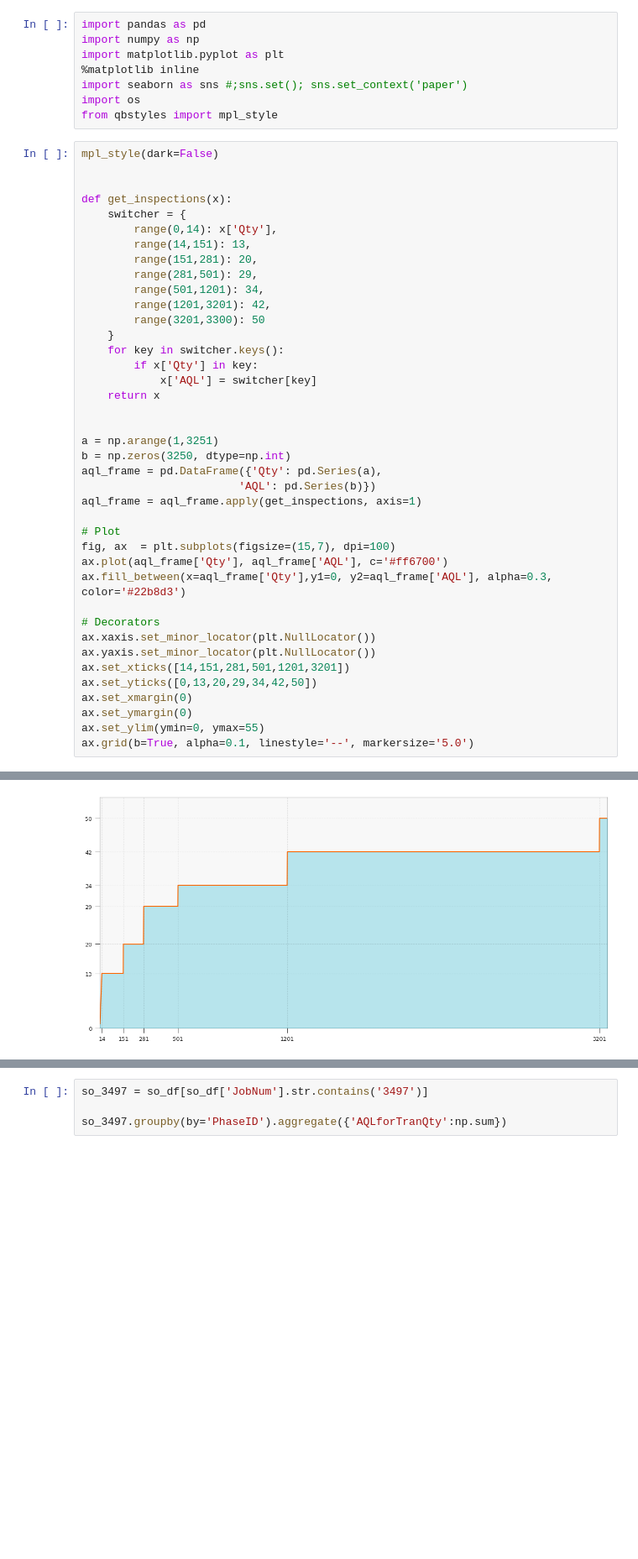
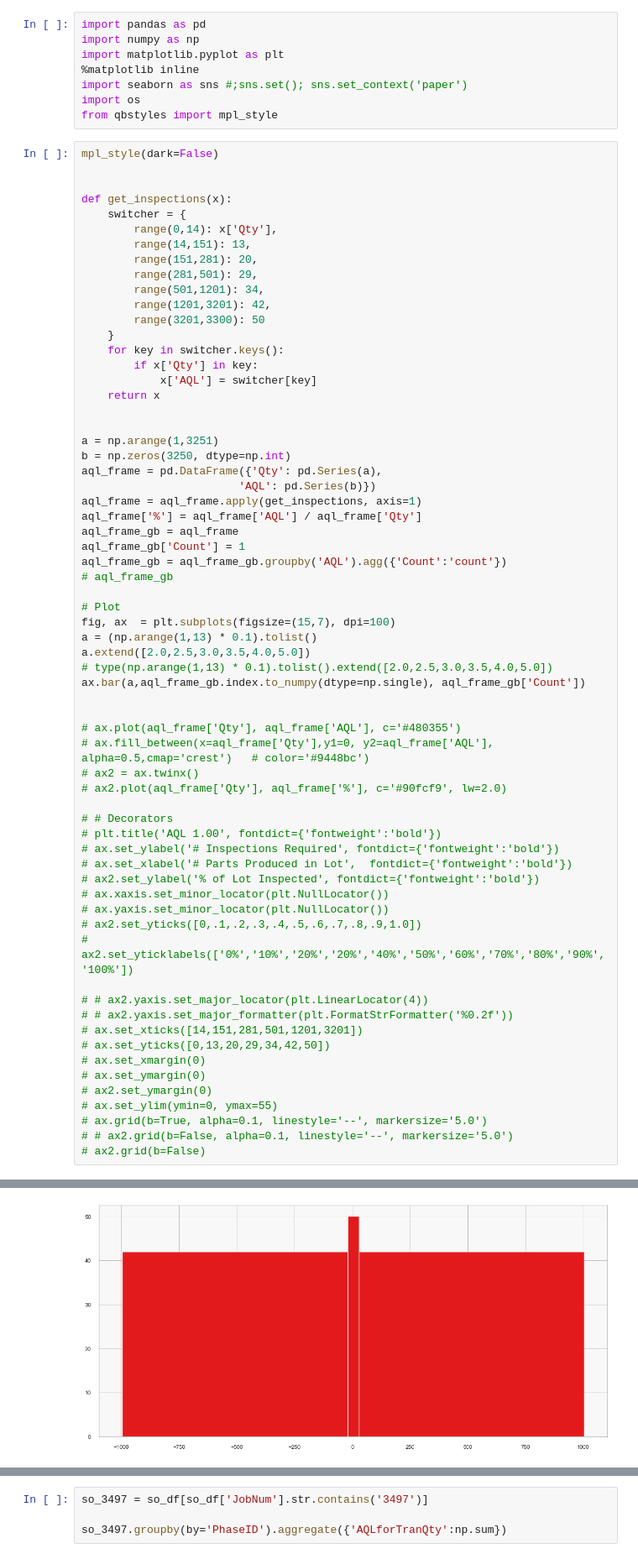
Before and after one commit to tall-geese/AQL-order-breakdown, a Jupyter notebook: notebooks/Analysis of Modular Components Impact on AQL.ipynb, the cells around one changed output, grey strips where cells are left out. Shown: that part at 84% size. Saved outputs shown, nothing was run; the diff lists cells and outputs as text; blank space fills up the shorter version.

Commit message:
attempting to repurpose the aql graph as a twinx bar graph

```diff
--- a/notebooks/Analysis of Modular Components Impact on AQL.ipynb
+++ b/notebooks/Analysis of Modular Components Impact on AQL.ipynb
@@ -31,19 +31,44 @@ b = np.zeros(3250, dtype=np.int)
 aql_frame = pd.DataFrame({'Qty': pd.Series(a),
                         'AQL': pd.Series(b)})
 aql_frame = aql_frame.apply(get_inspections, axis=1)
+aql_frame['%'] = aql_frame['AQL'] / aql_frame['Qty']
+aql_frame_gb = aql_frame
+aql_frame_gb['Count'] = 1
+aql_frame_gb = aql_frame_gb.groupby('AQL').agg({'Count':'count'})
+# aql_frame_gb
 
 # Plot
 fig, ax  = plt.subplots(figsize=(15,7), dpi=100)
-ax.plot(aql_frame['Qty'], aql_frame['AQL'], c='#ff6700')
-ax.fill_between(x=aql_frame['Qty'],y1=0, y2=aql_frame['AQL'], alpha=0.3, color='#22b8d3')
+a = (np.arange(1,13) * 0.1).tolist()
+a.extend([2.0,2.5,3.0,3.5,4.0,5.0])
+# type(np.arange(1,13) * 0.1).tolist().extend([2.0,2.5,3.0,3.5,4.0,5.0])
+ax.bar(a,aql_frame_gb.index.to_numpy(dtype=np.single), aql_frame_gb['Count'])
 
-# Decorators
-ax.xaxis.set_minor_locator(plt.NullLocator())
-ax.yaxis.set_minor_locator(plt.NullLocator())
-ax.set_xticks([14,151,281,501,1201,3201])
-ax.set_yticks([0,13,20,29,34,42,50])
-ax.set_xmargin(0)
-ax.set_ymargin(0)
-ax.set_ylim(ymin=0, ymax=55)
-ax.grid(b=True, alpha=0.1, linestyle='--', markersize='5.0')
+
+# ax.plot(aql_frame['Qty'], aql_frame['AQL'], c='#480355')
+# ax.fill_between(x=aql_frame['Qty'],y1=0, y2=aql_frame['AQL'], alpha=0.5,cmap='crest')   # color='#9448bc')
+# ax2 = ax.twinx()
+# ax2.plot(aql_frame['Qty'], aql_frame['%'], c='#90fcf9', lw=2.0)
+
+# # Decorators
+# plt.title('AQL 1.00', fontdict={'fontweight':'bold'})
+# ax.set_ylabel('# Inspections Required', fontdict={'fontweight':'bold'})
+# ax.set_xlabel('# Parts Produced in Lot',  fontdict={'fontweight':'bold'})
+# ax2.set_ylabel('% of Lot Inspected', fontdict={'fontweight':'bold'})
+# ax.xaxis.set_minor_locator(plt.NullLocator())
+# ax.yaxis.set_minor_locator(plt.NullLocator())
+# ax2.set_yticks([0,.1,.2,.3,.4,.5,.6,.7,.8,.9,1.0])
+# ax2.set_yticklabels(['0%','10%','20%','20%','40%','50%','60%','70%','80%','90%','100%'])
+
+# # ax2.yaxis.set_major_locator(plt.LinearLocator(4))
+# # ax2.yaxis.set_major_formatter(plt.FormatStrFormatter('%0.2f'))
+# ax.set_xticks([14,151,281,501,1201,3201])
+# ax.set_yticks([0,13,20,29,34,42,50])
+# ax.set_xmargin(0)
+# ax.set_ymargin(0)
+# ax2.set_ymargin(0)
+# ax.set_ylim(ymin=0, ymax=55)
+# ax.grid(b=True, alpha=0.1, linestyle='--', markersize='5.0')
+# # ax2.grid(b=False, alpha=0.1, linestyle='--', markersize='5.0')
+# ax2.grid(b=False)
 # %% [output]
@@ -50,4 +76,4 @@ ax.grid(b=True, alpha=0.1, linestyle='--', markersize='5.0')
-[figure, old version]
+[figure, new version]
 # %%
 
 so_df = pd.DataFrame()
```
Also changed, not shown: parts of 2 cells of this notebook.
